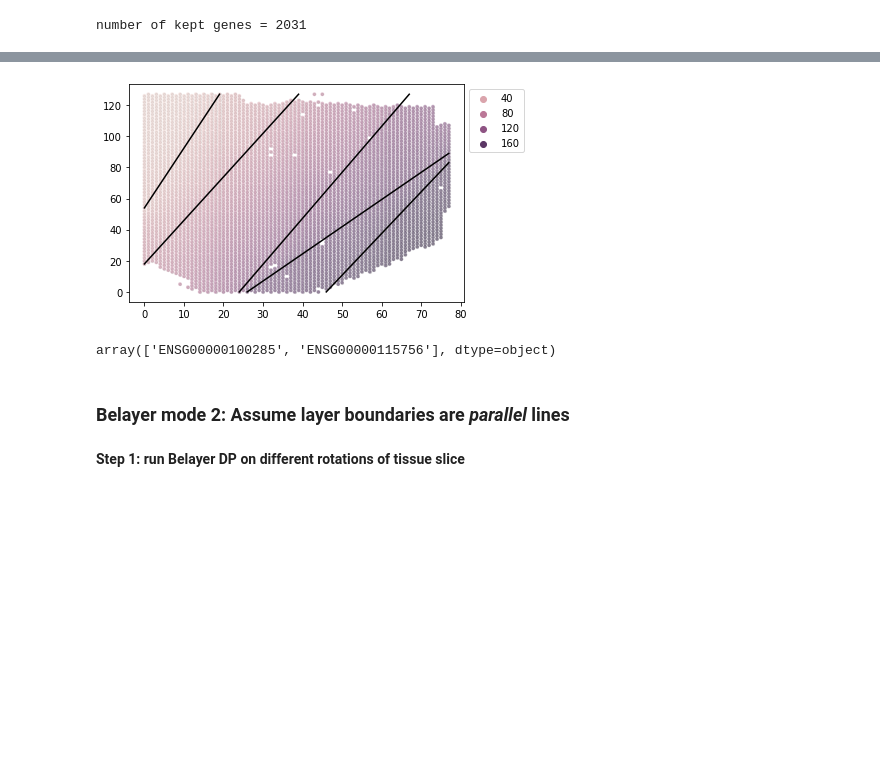
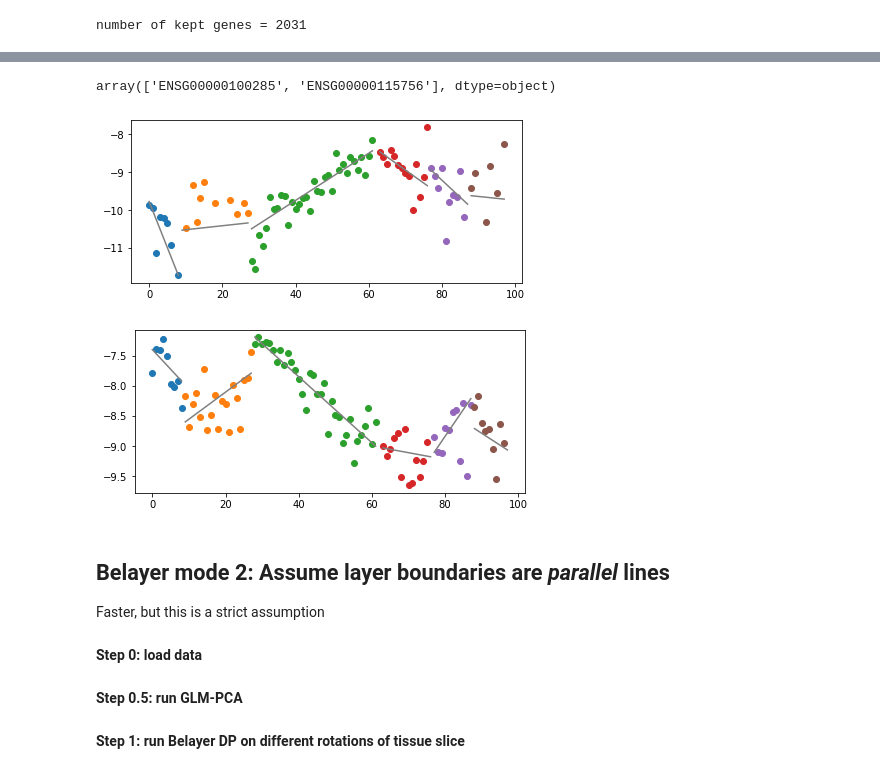
Before and after one commit to raphael-group/belayer, a Jupyter notebook: tutorial.ipynb, the cells around one changed output, grey strips where cells are left out. Drawn from its saved outputs; the diff is of its cells as text; code cells hidden in the pictures; blank space fills up the shorter version.

```diff
--- a/tutorial.ipynb
+++ b/tutorial.ipynb
@@ -280,26 +189,36 @@ number of kept genes = 2031
-# %%
-dp_boundaries = arr_layers_np[5]
-depth, dp_labels = get_depth_from_linear_boundaries(p.llf.interpolation, dp_boundaries, p.in_tissue)
-
-plt.scatter(coords[:,0], coords[:,1], c="grey", s=5, alpha=0.2)
-sns.scatterplot(x=coords[:,0], y=coords[:,1], hue=depth, s=15, alpha=0.5)
-for endpoints in dp_boundaries:
-    b1, b2 = endpoints
-    plt.plot([b1[0], b2[0]], [b1[1], b2[1]], c="black")
-plt.legend(loc="upper left", bbox_to_anchor=(1,1))
-plt.show()
-# %% [output]
-[figure, removed]
+# %%
+# get slopes, offsets
+# (we halve the depth so that it is between 0 and 100)
+slope_offsets=svg.segmented_poisson_regression(count[idx_kept,:],
+                                               np.sum(count,axis=0),
+                                               dp_labels,
+                                               0.5*depth)
 # %%
-# get slopes, offsets
-slope_offsets=svg.segmented_poisson_regression(count[idx_kept,:],
-                                               np.sum(count,axis=0),
-                                               dp_labels,
-                                               depth)
-
 # For example, the two genes with largest absolute slopes in layer 3: NEFM and HPCAL1
 gene_labels[ idx_kept[ np.argsort( np.abs(slope_offsets['slope 2.0']) )[::-1][:2] ] ]
 # %% [output]
 array(['ENSG00000100285', 'ENSG00000115756'], dtype=object)
+# %%
+# we can also visualize the piecewise linear expression functions
+
+# first, bin the data
+binning_output=svg.bin_data(count, dp_labels, 0.5*depth)
+
+# plot NEFH
+# (note that bins with count 0 are not plotted which is why fits are slightly off)
+g=np.where(gene_labels=='ENSG00000100285')[0][0]
+svg.plot_gene_pwlinear(g, idx_kept, count, slope_offsets, 0.5*depth, binning_output)
+# %% [output]
+[figure, added]
+# %%
+# plot HPCAL1
+g=np.where(gene_labels=='ENSG00000115756')[0][0]
+plot_gene_pwlinear(g, idx_kept, count, slope_offsets, 0.5*depth, binning_output)
+# %% [output]
+[figure, added]
 # %% [markdown]
-### Belayer mode 2: Assume layer boundaries are _parallel_ lines
+## Belayer mode 2: Assume layer boundaries are _parallel_ lines
+
+Faster, but this is a strict assumption
+# %% [markdown]
+**Step 0: load data**
@@ -305,0 +241,2 @@ array(['ENSG00000100285', 'ENSG00000115756'], dtype=object)
+# %% [markdown]
+**Step 0.5: run GLM-PCA**
```
Also changed, not shown: parts of 38 cells of this notebook, 1 other file.
